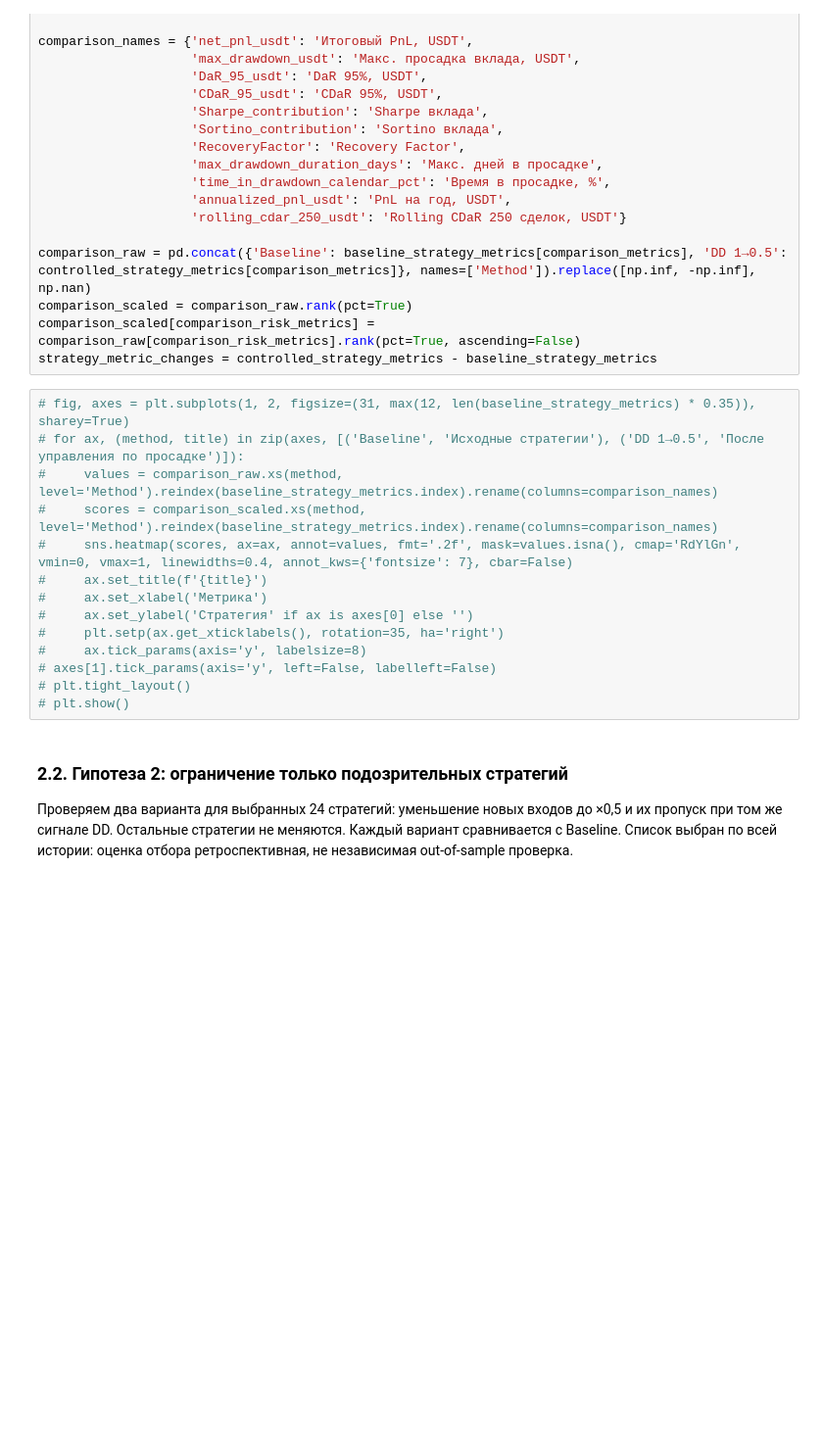
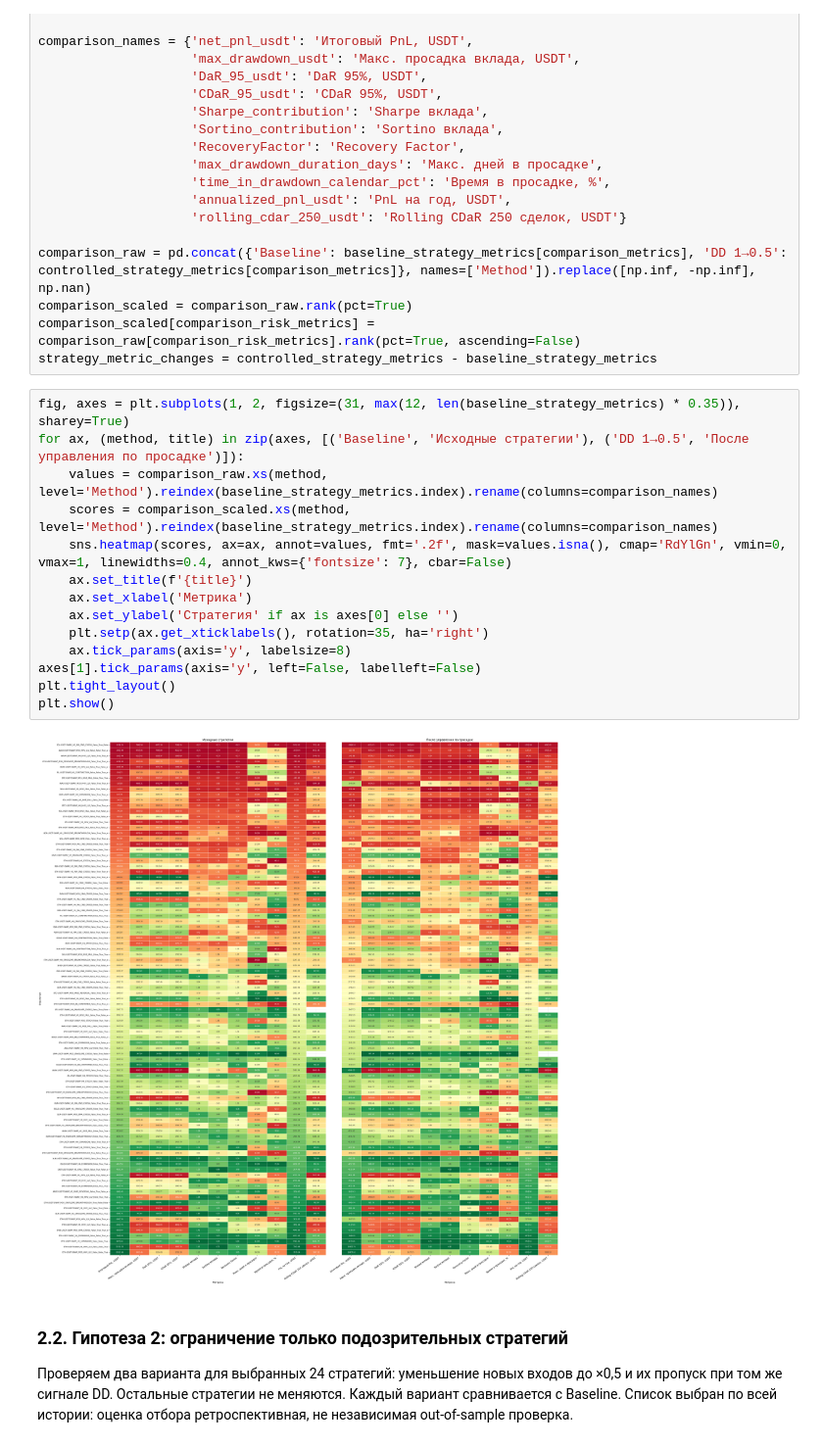
Before and after one commit to NikitaDzigurda/trading-strategy-risk-analysis, a Jupyter notebook: notebooks/03_drawdown_risk_management.ipynb, the cells around one changed output. Shown at 98% size. Drawn from its saved outputs; the diff is of its cells as text; blank space fills up the shorter version.

```diff
--- a/notebooks/03_drawdown_risk_management.ipynb
+++ b/notebooks/03_drawdown_risk_management.ipynb
@@ -388,19 +388,21 @@ comparison_scaled = comparison_raw.rank(pct=True)
 comparison_scaled[comparison_risk_metrics] = comparison_raw[comparison_risk_metrics].rank(pct=True, ascending=False)
 strategy_metric_changes = controlled_strategy_metrics - baseline_strategy_metrics
 # %%
-# fig, axes = plt.subplots(1, 2, figsize=(31, max(12, len(baseline_strategy_metrics) * 0.35)), sharey=True)
-# for ax, (method, title) in zip(axes, [('Baseline', 'Исходные стратегии'), ('DD 1→0.5', 'После управления по просадке')]):
-#     values = comparison_raw.xs(method, level='Method').reindex(baseline_strategy_metrics.index).rename(columns=comparison_names)
-#     scores = comparison_scaled.xs(method, level='Method').reindex(baseline_strategy_metrics.index).rename(columns=comparison_names)
-#     sns.heatmap(scores, ax=ax, annot=values, fmt='.2f', mask=values.isna(), cmap='RdYlGn', vmin=0, vmax=1, linewidths=0.4, annot_kws={'fontsize': 7}, cbar=False)
-#     ax.set_title(f'{title}')
-#     ax.set_xlabel('Метрика')
-#     ax.set_ylabel('Стратегия' if ax is axes[0] else '')
-#     plt.setp(ax.get_xticklabels(), rotation=35, ha='right')
-#     ax.tick_params(axis='y', labelsize=8)
-# axes[1].tick_params(axis='y', left=False, labelleft=False)
-# plt.tight_layout()
-# plt.show()
+fig, axes = plt.subplots(1, 2, figsize=(31, max(12, len(baseline_strategy_metrics) * 0.35)), sharey=True)
+for ax, (method, title) in zip(axes, [('Baseline', 'Исходные стратегии'), ('DD 1→0.5', 'После управления по просадке')]):
+    values = comparison_raw.xs(method, level='Method').reindex(baseline_strategy_metrics.index).rename(columns=comparison_names)
+    scores = comparison_scaled.xs(method, level='Method').reindex(baseline_strategy_metrics.index).rename(columns=comparison_names)
+    sns.heatmap(scores, ax=ax, annot=values, fmt='.2f', mask=values.isna(), cmap='RdYlGn', vmin=0, vmax=1, linewidths=0.4, annot_kws={'fontsize': 7}, cbar=False)
+    ax.set_title(f'{title}')
+    ax.set_xlabel('Метрика')
+    ax.set_ylabel('Стратегия' if ax is axes[0] else '')
+    plt.setp(ax.get_xticklabels(), rotation=35, ha='right')
+    ax.tick_params(axis='y', labelsize=8)
+axes[1].tick_params(axis='y', left=False, labelleft=False)
+plt.tight_layout()
+plt.show()
+# %% [output]
+[figure, added]
 # %% [markdown]
 ### 2.2. Гипотеза 2: ограничение только подозрительных стратегий
 Проверяем два варианта для выбранных 24 стратегий: уменьшение новых входов до ×0,5 и их пропуск при том же сигнале DD. Остальные стратегии не меняются. Каждый вариант сравнивается с Baseline. Список выбран по всей истории: оценка отбора ретроспективная, не независимая out-of-sample проверка.
```
Also changed, not shown: 5 other files.
